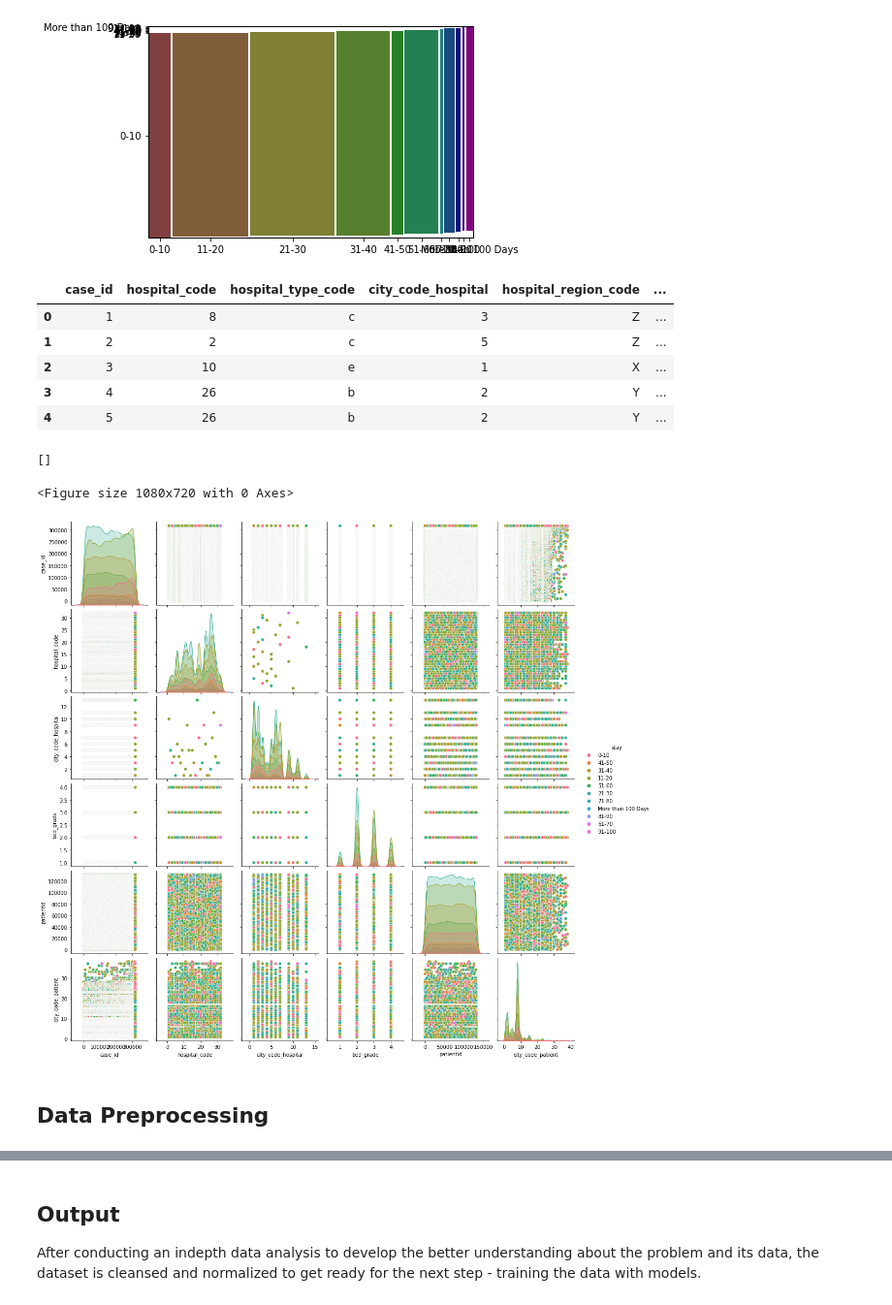
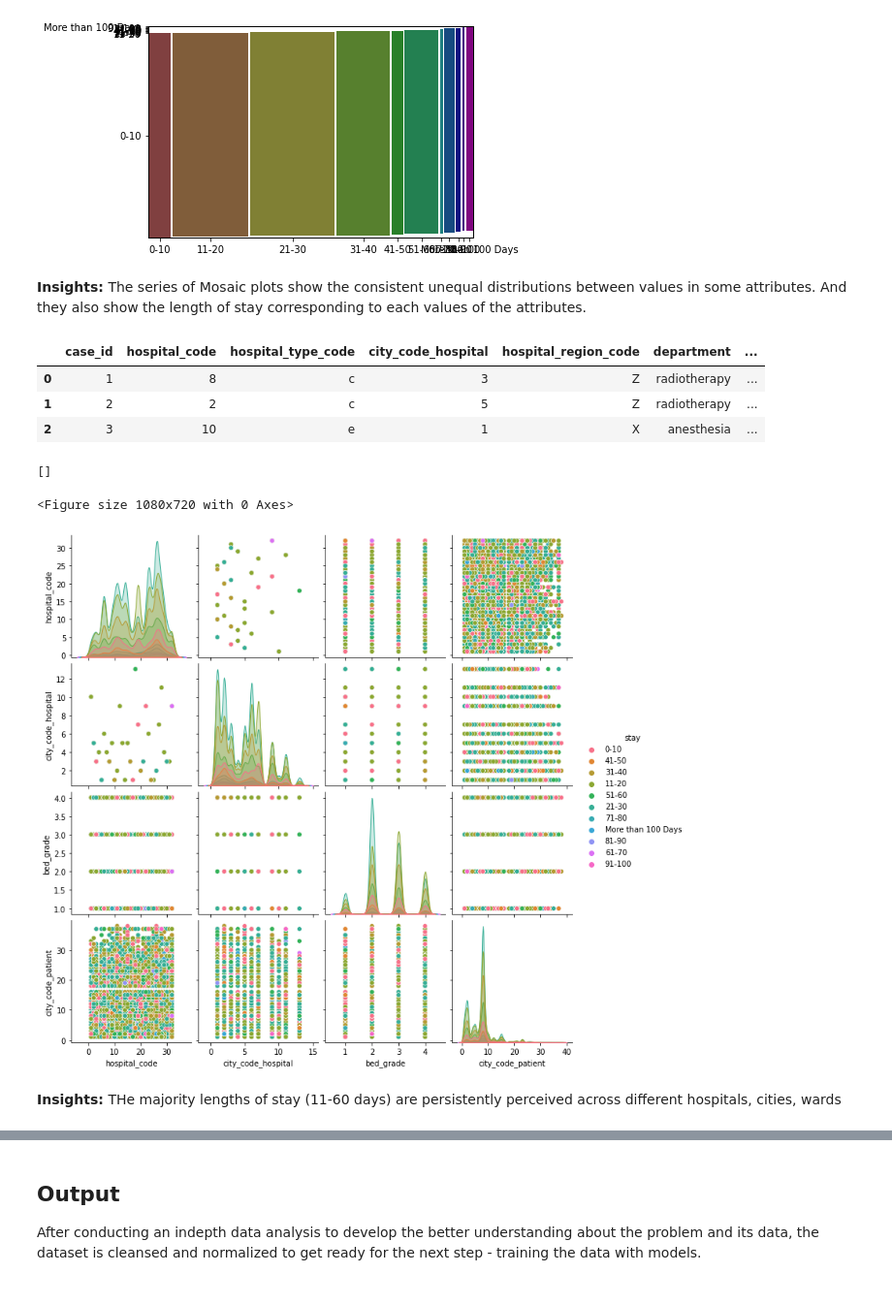
Before and after one commit to Abivu/multiclass_ML_project, a Jupyter notebook: dataset.ipynb, the cells around one changed output, grey strips where cells are left out. Shown at 97% size. Drawn from its saved outputs; the diff is of its cells as text; code cells hidden in the pictures.

```diff
--- a/dataset.ipynb
+++ b/dataset.ipynb
@@ -347,25 +330,24 @@ for col in lst_cat_cols:
 [figure]
 [figure]
 [figure]
-# %%
-df.head()
-# %% [output]
-|  | case_id | hospital_code | hospital_type_code | city_code_hospital | hospital_region_code | ... |
-| 0 | 1 | 8 | c | 3 | Z | ... |
-| 1 | 2 | 2 | c | 5 | Z | ... |
-| 2 | 3 | 10 | e | 1 | X | ... |
-| 3 | 4 | 26 | b | 2 | Y | ... |
-| 4 | 5 | 26 | b | 2 | Y | ... |
+# %% [markdown]
+**Insights:** The series of Mosaic plots show the consistent unequal distributions between values in some attributes. And they also show the length of stay corresponding to each values of the attributes.
+# %%
+cat_variables.head(3)
+# %% [output]
+|  | case_id | hospital_code | hospital_type_code | city_code_hospital | hospital_region_code | department | ... |
+| 0 | 1 | 8 | c | 3 | Z | radiotherapy | ... |
+| 1 | 2 | 2 | c | 5 | Z | radiotherapy | ... |
+| 2 | 3 | 10 | e | 1 | X | anesthesia | ... |
 # %%
+df_pairplot = cat_variables[["hospital_code", "hospital_type_code", "city_code_hospital", "hospital_region_code", "department", "ward_type", "ward_facility_code", "bed_grade", "city_code_patient", "type_of_admission", "severity_of_illness", "age", "stay"]]
 plt.figure(figsize=(15,10))
-sns.pairplot(cat_variables,hue="stay")
-# plt.title("Relationship between variables")
-# # plt.legend("HeartDisease")
+sns.pairplot(df_pairplot,hue="stay")
+# # plt.title("Relationship between variables")
+# # # plt.legend("HeartDisease")
 # plt.tight_layout()
 plt.plot()
 # %% [output]
 []
 <Figure size 1080x720 with 0 Axes>
-[figure, old version]
+[figure, new version]
-# %% [markdown]
-## Data Preprocessing
@@ -374,0 +354,2 @@ plt.plot()
+# %% [markdown]
+**Insights:** THe majority lengths of stay (11-60 days) are persistently perceived across different hospitals, cities, wards
```
Also changed, not shown: parts of 14 cells of this notebook.
